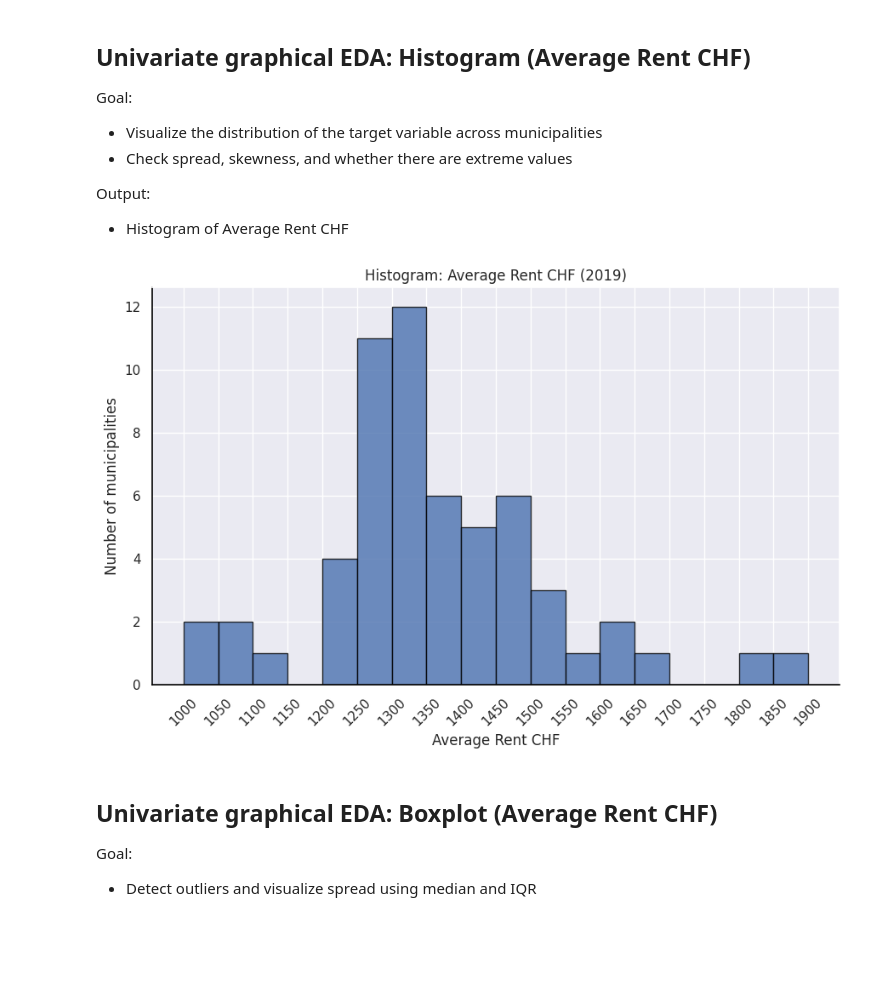
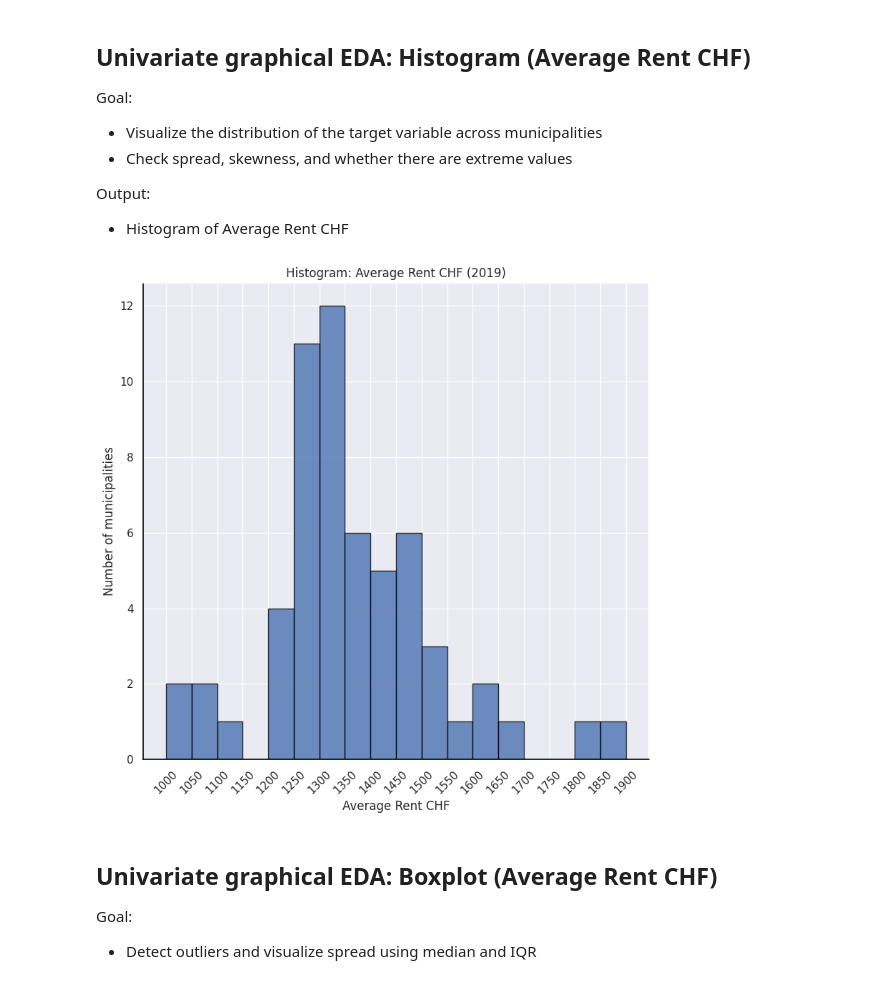
Before and after one commit to hamedamini-zhaw/ARM_Gruppe-5, a Jupyter notebook: 03 - EDA/EDA.ipynb, the cells around one changed output. Saved outputs shown, nothing was run; the diff lists cells and outputs as text; code cells hidden in the pictures; blank space fills up the shorter version.

```diff
--- a/03 - EDA/EDA.ipynb
+++ b/03 - EDA/EDA.ipynb
@@ -455,35 +461,35 @@ Output:
 # %%
 target = "Average Rent CHF"
 
 x = df[target].dropna().values
 
 # Define clean bin edges (50 CHF steps)
 bin_width = 50
 x_min = np.floor(x.min() / bin_width) * bin_width
 x_max = np.ceil(x.max() / bin_width) * bin_width
 bins = np.arange(x_min, x_max + bin_width, bin_width)
 
-plt.figure(figsize=(9,6))
+plt.figure(figsize=(8,8))
 plt.hist(x, bins=bins, edgecolor="black", linewidth=1, alpha=0.8)
 
 plt.title("Histogram: Average Rent CHF (2019)")
 plt.xlabel("Average Rent CHF")
 plt.ylabel("Number of municipalities")
 
 # Clean ticks: show every bin edge (or every 2nd if too crowded)
 plt.xticks(bins, rotation=45)
 
 # Make axes lines clearly visible
 ax = plt.gca()
 ax.spines["bottom"].set_color("black")
 ax.spines["left"].set_color("black")
 ax.spines["bottom"].set_linewidth(1.2)
 ax.spines["left"].set_linewidth(1.2)
 
 plt.tight_layout()
 plt.show()
 # %% [output]
-[figure, old version]
+[figure, new version]
 # %% [markdown]
 ## Univariate graphical EDA: Boxplot (Average Rent CHF)
 
```
Also changed, not shown: parts of 12 cells of this notebook, 32 other files.
